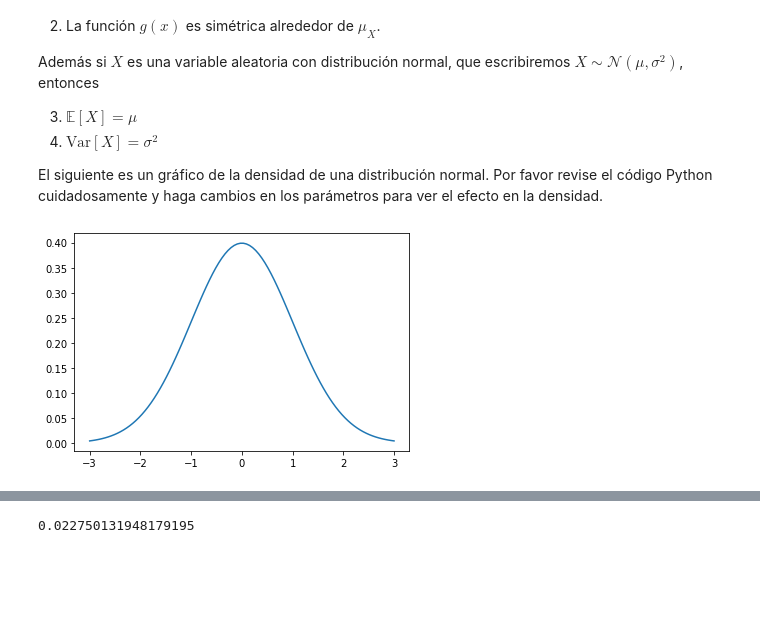
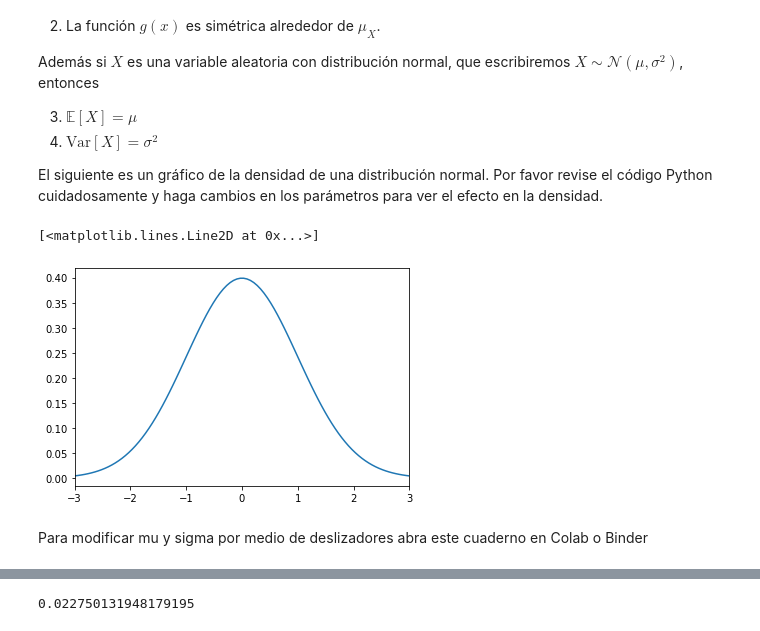
Before and after one commit to Yesenia-AriasC/book_pruebas, a Jupyter notebook: prob4.ipynb, the cells around one changed output, grey strips where cells are left out. Saved outputs shown, nothing was run; the diff lists cells and outputs as text; code cells hidden in the pictures; blank space fills up the shorter version.

```diff
--- a/prob4.ipynb
+++ b/prob4.ipynb
@@ -95,16 +95,24 @@ El siguiente es un gráfico de la densidad de una distribución normal. Por favo
 # %%
 !pip install matplotlib numpy scipy
 # %%
+
 import matplotlib.pyplot as plt
 import numpy as np
 import scipy.stats as stats
 import math
+from matplotlib.widgets import Slider, Button
 
+%matplotlib inline
 mu = 0
 variance = 1
 sigma = math.sqrt(variance)
-x = np.linspace(mu - 3*sigma, mu + 3*sigma, 100)
-plt.plot(x, stats.norm.pdf(x, mu, sigma))
-plt.show()
+t = np.linspace(mu - 3*sigma, mu + 3*sigma, 100)
+#Fijar los limites de los ejes
+plt.xlim(mu - 3*sigma, mu + 3*sigma)
+
+plt.plot(t, stats.norm.pdf(t, mu, sigma))
 # %% [output]
+[<matplotlib.lines.Line2D at 0x...>]
-[figure, old version]
+[figure, new version]
+# %% [markdown]
+Para modificar mu y sigma por medio de deslizadores abra este cuaderno en Colab o Binder
```
Also changed, not shown: parts of 1 cell of this notebook.
